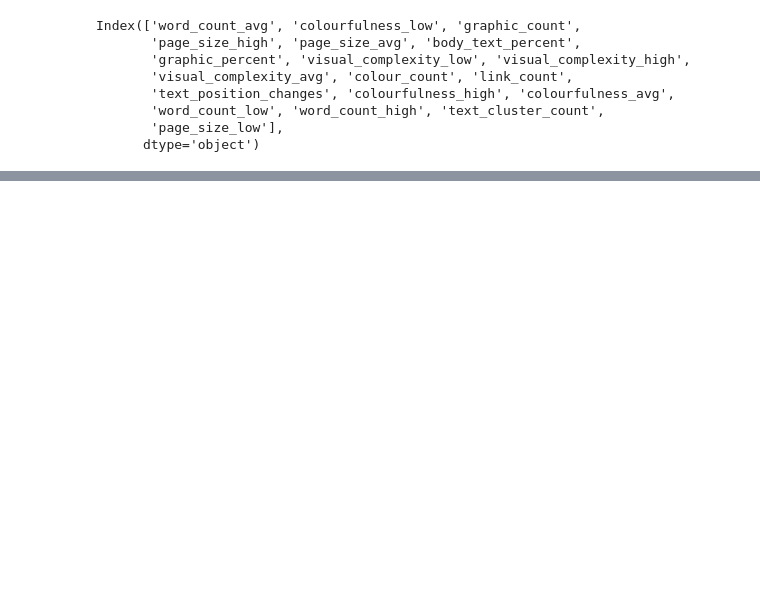
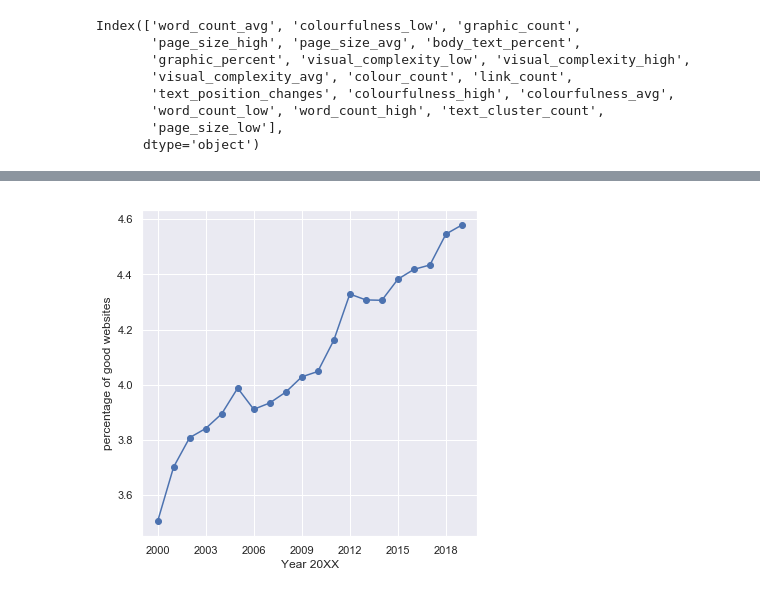
Before and after one commit to ABHISHEKVALSAN/Website-Scoring-Model, a Jupyter notebook: makeModelReg.ipynb, the cells around one changed output, grey strips where cells are left out. Cells and saved outputs as stored; diff of their text form; code cells hidden in the pictures; blank space fills up the shorter version.

```diff
--- a/makeModelReg.ipynb
+++ b/makeModelReg.ipynb
@@ -264,3 +274,17 @@ meanYears,stdYears
+# %%
+fig, ax = plt.subplots(figsize=(6,6))
+x=range(2000,2020)
+y=meanYears
+e=stdYears*0
+plt.errorbar(x, y, e, fmt='-o')
+plt.xticks(np.arange(min(x), max(x)+1, 3))
+plt.rcParams["font.family"] = "Times New Roman"
+plt.rcParams["font.size"] = 50
+plt.ylabel('percentage of good websites')
+plt.xlabel('Year 20XX')
+plt.savefig('linear')
+# %% [output]
+[figure, added]
 # %%
 x=range(2000,2020)
 y=meanYears
```
Also changed, not shown: parts of 10 cells of this notebook, 6 other files.
